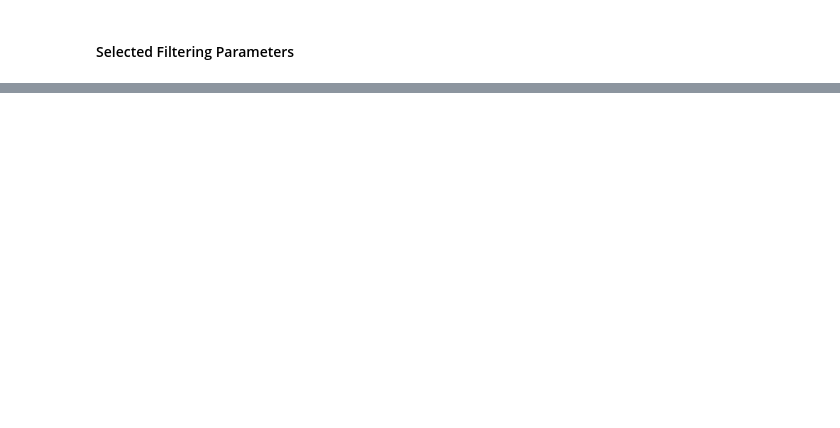
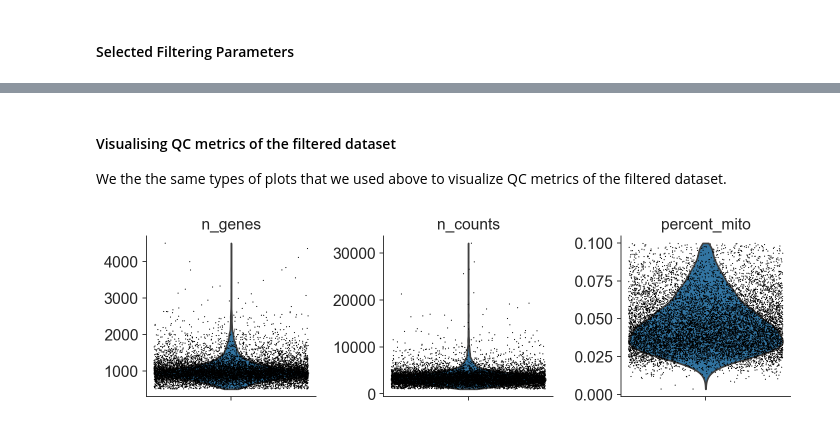
Before and after one commit to Accio/analysing-scRNAseq-with-scanpy-and-besca, a Jupyter notebook: guided-tour-to-BESCA-standard-workflow.ipynb, the cells around one changed output, grey strips where cells are left out. Cells and saved outputs as stored; diff of their text form; code cells hidden in the pictures; blank space fills up the shorter version.

```diff
--- a/guided-tour-to-BESCA-standard-workflow.ipynb
+++ b/guided-tour-to-BESCA-standard-workflow.ipynb
@@ -254,0 +293,3 @@ filtering1.show()
+# %%
+%%capture filtering2
+adata = bc.st.filtering_mito_genes_max(adata, standard_percent_mito, standard_n_genes, standard_max_counts)
@@ -254,0 +307,8 @@ filtering1.show()
+# %% [markdown]
+#### Visualising QC metrics of the filtered dataset
+
+We the the same types of plots that we used above to visualize QC metrics of the filtered dataset.
+# %%
+sc.pl.violin(adata, ['n_genes', 'n_counts', 'percent_mito'], jitter=0.4, multi_panel=True, save = '.after_filtering.png')
+# %% [output]
+[figure, added]
```
Also changed, not shown: parts of 53 cells of this notebook.
